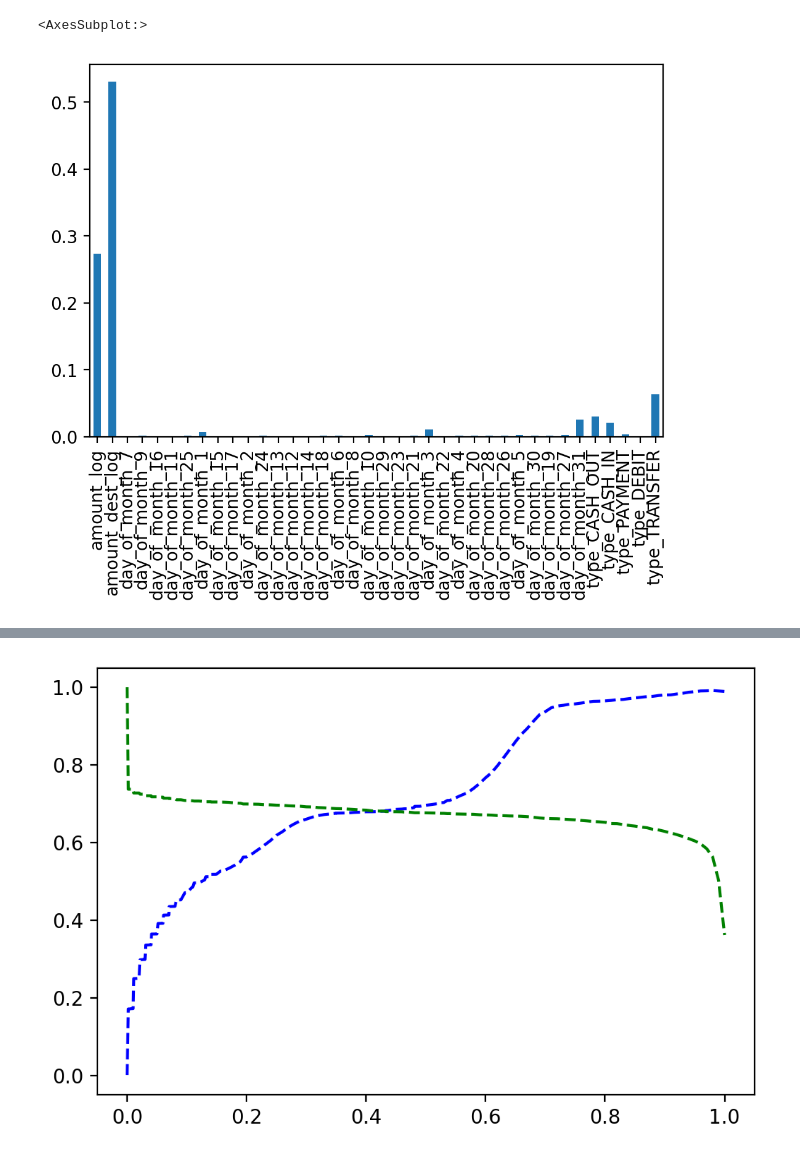
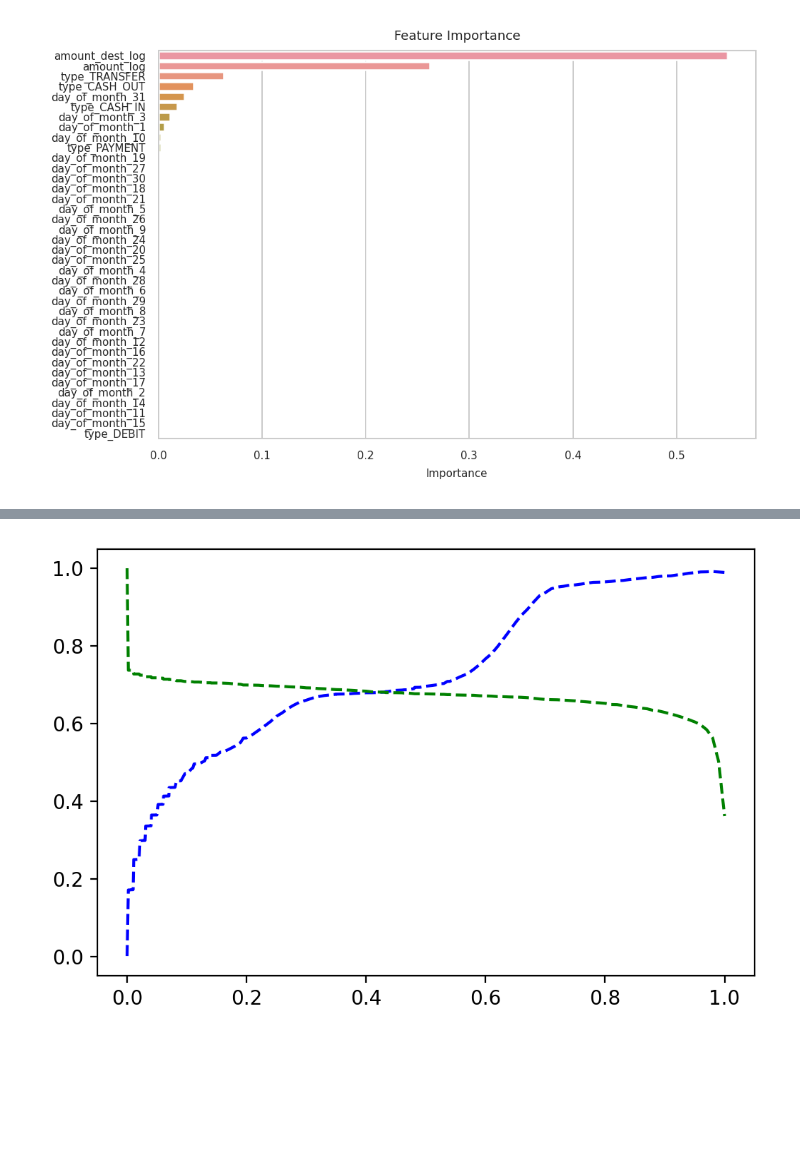
Before and after one commit to LucianoBatista/fraud-detection-classifier, a Jupyter notebook: analysis/precision-recall-curve.ipynb, the cells around one changed output, grey strips where cells are left out. Drawn from its saved outputs; the diff is of its cells as text; code cells hidden in the pictures; blank space fills up the shorter version.

Commit message:
:sparkles: adding final notes on the best model and feature importance.

```diff
--- a/analysis/precision-recall-curve.ipynb
+++ b/analysis/precision-recall-curve.ipynb
@@ -6,8 +6,17 @@ import matplotlib.pyplot as plt
 import matplotlib as mpl
 from src.preprocessing.utils_preprocessing import PreProcessingPipe
 import pickle
+import seaborn as sns
 
-mpl.rcParams["figure.dpi"] = 200
+#mpl.rcParams["figure.dpi"] = 200
+mpl.rcParams["figure.dpi"] = 180
+font = {'family' : 'normal',
+        'weight' : 'light',
+        'size'   : 6}
+
+mpl.rc('font', **font)
+sns.set_style("whitegrid")
+sns.set_palette("deep")
 # %%
 # data
 fraud_df = pd.read_csv("data/second-eda-output.csv")
@@ -26,15 +35,22 @@ y_test = pre_processing_pipe.y_test
 # %%
 with open("models/21_01_22_lr_w_v3.sav", "rb") as f:
     model = pickle.load(f)
 
 feature_names = x_test.columns
 importances = model.feature_importances_
 forest_importances = pd.Series(importances, index=feature_names)
 
-forest_importances.plot.bar()
+df = pd.DataFrame(forest_importances).reset_index()
+df.columns = ["var", "Importance"]
+
+_ = sns.barplot(x="Importance", y="var", data=df.sort_values(["Importance"], ascending=False))
+plt.ylabel("")
+plt.title("Feature Importance")
+plt.show()
+
+#forest_importances.plot.bar()
 # %% [output]
-<AxesSubplot:>
-[figure, old version]
+[figure, new version]
 # %%
 x_test
 # %% [output]
```
Also changed, not shown: parts of 1 cell of this notebook, 10 other files.
